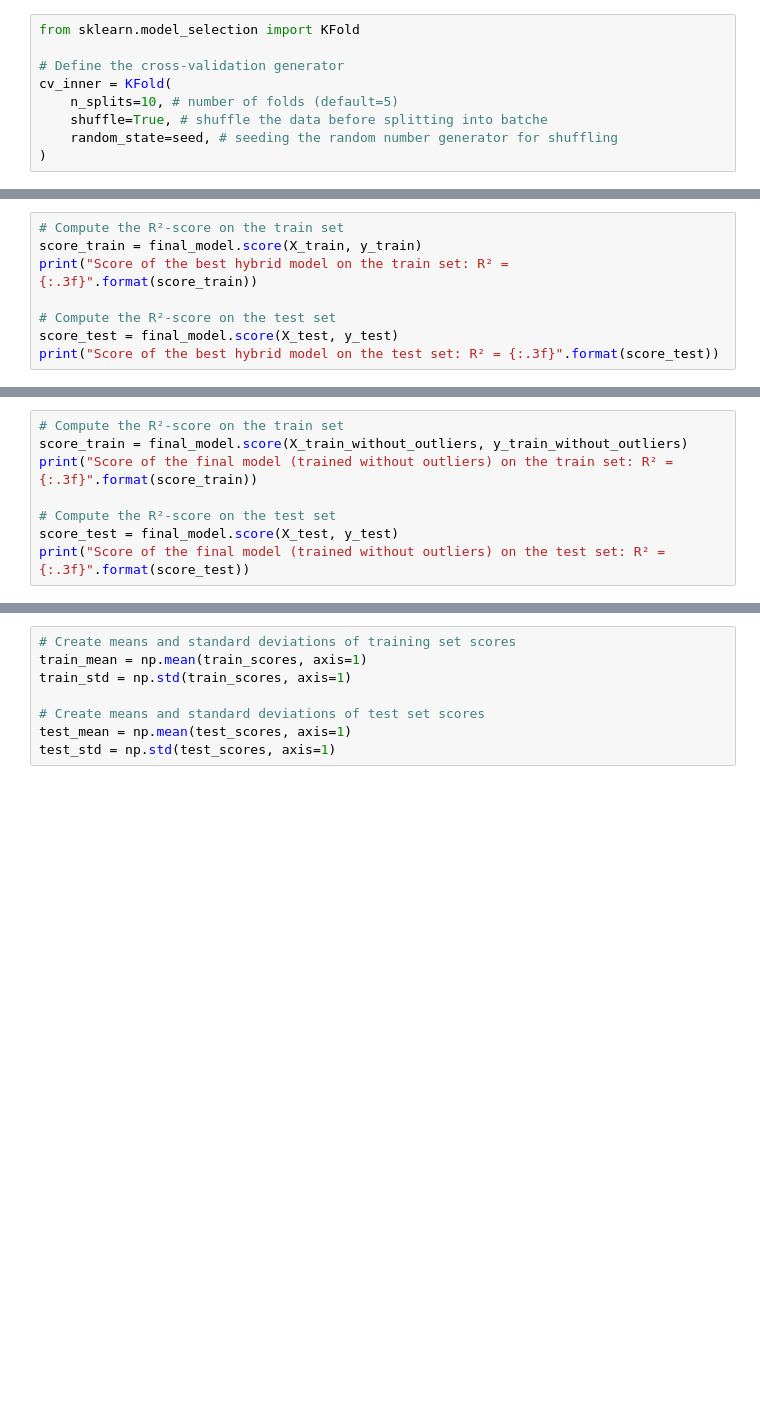
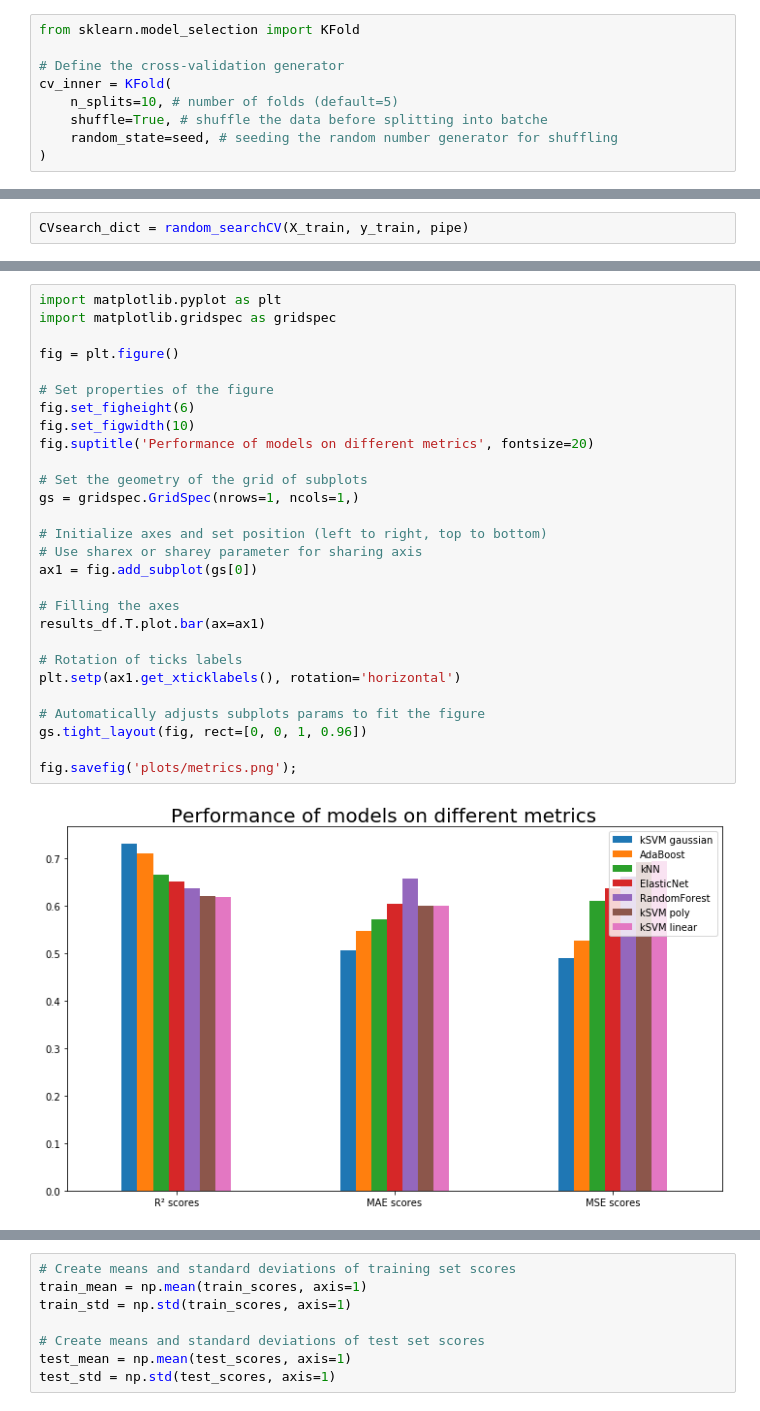
Before and after one commit to bayethiernodiop/Parcours-Data-Scientist, a Jupyter notebook: projet4/projet4_modelisation.ipynb, the cells around one changed output, grey strips where cells are left out. Drawn from its saved outputs; the diff is of its cells as text; blank space fills up the shorter version.

```diff
--- a/projet4/projet4_modelisation.ipynb
+++ b/projet4/projet4_modelisation.ipynb
@@ -964,8 +311,0 @@ Final score (on validation set) : R² = 0.372
-# %%
-# Compute the R²-score on the train set
-score_train = final_model.score(X_train, y_train)
-print("Score of the best hybrid model on the train set: R² = {:.3f}".format(score_train))
-
-# Compute the R²-score on the test set
-score_test = final_model.score(X_test, y_test)
-print("Score of the best hybrid model on the test set: R² = {:.3f}".format(score_test))
@@ -1045,8 +311,0 @@ final_model.fit(X_train_without_outliers, y_train_without_outliers);
-# %%
-# Compute the R²-score on the train set
-score_train = final_model.score(X_train_without_outliers, y_train_without_outliers)
-print("Score of the final model (trained without outliers) on the train set: R² = {:.3f}".format(score_train))
-
-# Compute the R²-score on the test set
-score_test = final_model.score(X_test, y_test)
-print("Score of the final model (trained without outliers) on the test set: R² = {:.3f}".format(score_test))
@@ -1090,0 +366,2 @@ train_sizes, train_scores, test_scores = learning_curve(
+# %%
+CVsearch_dict = random_searchCV(X_train, y_train, pipe)
@@ -1090,0 +548,30 @@ train_sizes, train_scores, test_scores = learning_curve(
+# %%
+import matplotlib.pyplot as plt
+import matplotlib.gridspec as gridspec
+
+fig = plt.figure()
+
+# Set properties of the figure
+fig.set_figheight(6)
+fig.set_figwidth(10)
+fig.suptitle('Performance of models on different metrics', fontsize=20)
+
+# Set the geometry of the grid of subplots
+gs = gridspec.GridSpec(nrows=1, ncols=1,)
+
+# Initialize axes and set position (left to right, top to bottom)
+# Use sharex or sharey parameter for sharing axis
+ax1 = fig.add_subplot(gs[0])
+
+# Filling the axes
+results_df.T.plot.bar(ax=ax1)
+
+# Rotation of ticks labels
+plt.setp(ax1.get_xticklabels(), rotation='horizontal')
+
+# Automatically adjusts subplots params to fit the figure
+gs.tight_layout(fig, rect=[0, 0, 1, 0.96])
+
+fig.savefig('plots/metrics.png');
+# %% [output]
+[figure, added]
```
Also changed, not shown: parts of 183 cells of this notebook, 7 other files.
